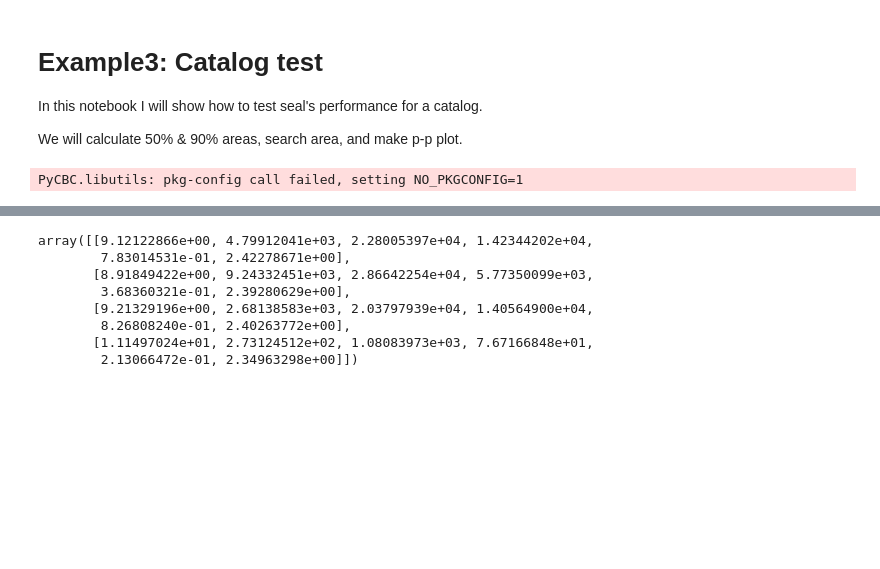
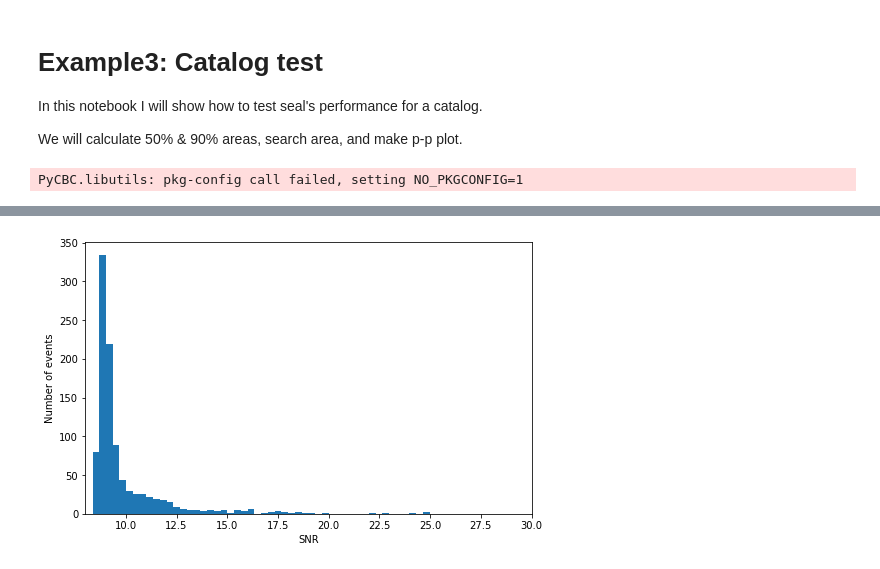
Before and after one commit to MarinerQ/SealGW, a Jupyter notebook: examples/example3-catalog_test.ipynb, the cells around one changed output, grey strips where cells are left out. Drawn from its saved outputs; the diff is of its cells as text; code cells hidden in the pictures; blank space fills up the shorter version.

```diff
--- a/examples/example3-catalog_test.ipynb
+++ b/examples/example3-catalog_test.ipynb
@@ -63,11 +71,24 @@ catalog_stats = seal_O2.catalog_test(Nsample, det_name_list, source_type, ncpu,
 # %%
-catalog_stats
+# Results from example3-catalog_test.py (contains 1000 events)
+save_filename_from_py = 'example_outputs/catalog_statistics.txt'
+
+catalog_stats = np.loadtxt(save_filename_from_py)
-# %% [output]
-array([[9.12122866e+00, 4.79912041e+03, 2.28005397e+04, 1.42344202e+04,
-        7.83014531e-01, 2.42278671e+00],
-       [8.91849422e+00, 9.24332451e+03, 2.86642254e+04, 5.77350099e+03,
-        3.68360321e-01, 2.39280629e+00],
-       [9.21329196e+00, 2.68138583e+03, 2.03797939e+04, 1.40564900e+04,
-        8.26808240e-01, 2.40263772e+00],
-       [1.11497024e+01, 2.73124512e+02, 1.08083973e+03, 7.67166848e+01,
-        2.13066472e-01, 2.34963298e+00]])
+# %%
+# We store the following statistics
+netsnr = catalog_stats[:,0]
+area_50 = catalog_stats[:,1]
+area_90 = catalog_stats[:,2]
+area_search = catalog_stats[:,3]
+pencentage = catalog_stats[:,4]
+timecost = catalog_stats[:,5]
+# %%
+# SNR in your simulation
+plt.figure(figsize=(8,5))
+x,xx,xxx = plt.hist(netsnr,bins=100)
+plt.xlim(8,30)
+plt.xlabel('SNR')
+plt.ylabel('Number of events')
+
+plt.show()
+# %% [output]
+[figure, added]
```
Also changed, not shown: parts of 5 cells of this notebook, 19 other files.
